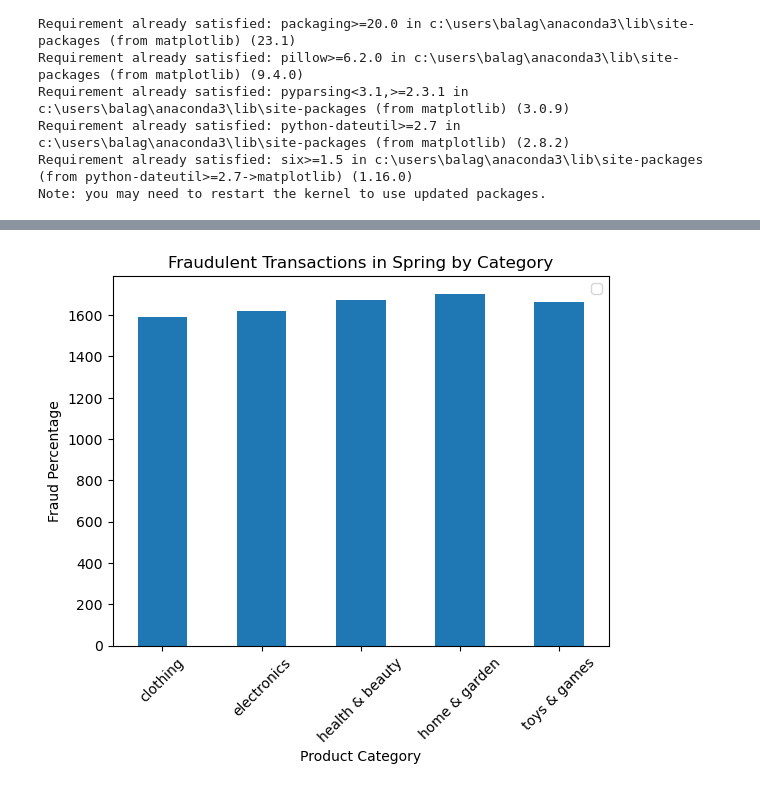
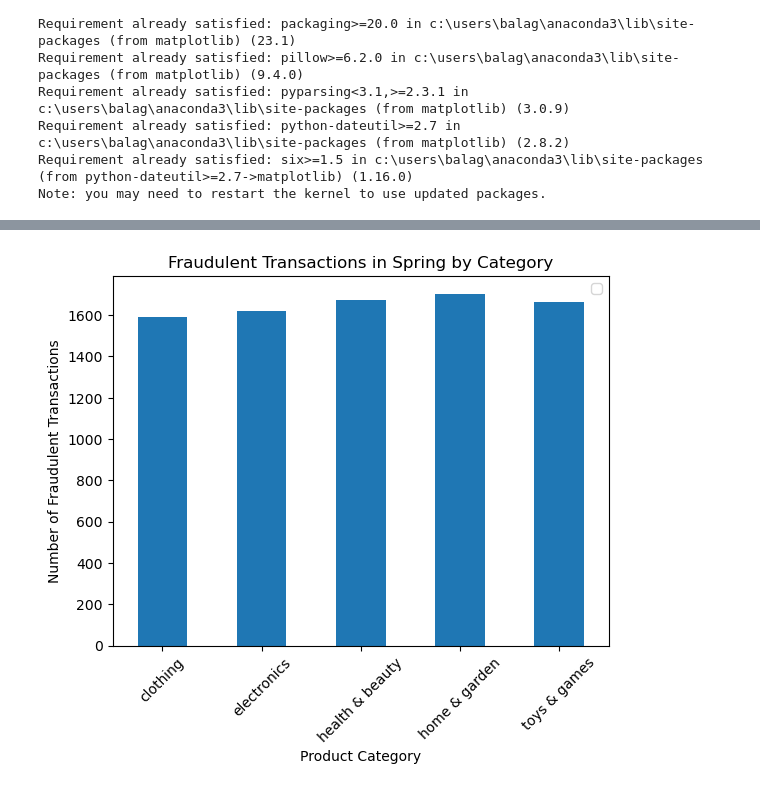
Before and after one commit to ssreekum9/Project-3---Fraudulent-E-Commerce-Transactions, a Jupyter notebook: Resources/transactions_seasons.ipynb, the cells around one changed output, grey strips where cells are left out. Cells and saved outputs as stored; diff of their text form; code cells hidden in the pictures.

```diff
--- a/Resources/transactions_seasons.ipynb
+++ b/Resources/transactions_seasons.ipynb
@@ -219,15 +216,15 @@ plt.show()
 # %%
 spring_df['is_fraudulent_numeric'] = spring_df['is_fraudulent'].astype(int)
 
 # Group by 'product_category' and calculate the mean of 'is_fraudulent_numeric'
 grouped_df = spring_df.groupby('product_category')['is_fraudulent_numeric'].mean().reset_index()
 
-# Plot the grouped data
+# Plot the data
 grouped_df.plot(x='product_category', y='is_fraudulent_numeric', kind='bar', title='Fraudulent Transactions in Spring by Category')
-plt.ylabel('Fraud Percentage')  # Set the y-axis label
+plt.ylabel('Number of Fraudulent Transactions')
 plt.xlabel('Product Category')
-plt.xticks(rotation=45)  # Rotate x-axis labels for better readability
+plt.xticks(rotation=45)
 plt.gca().legend([])
 plt.show()
 # %% [output]
-[figure, old version]
+[figure, new version]
```
Also changed, not shown: parts of 2 cells of this notebook.
